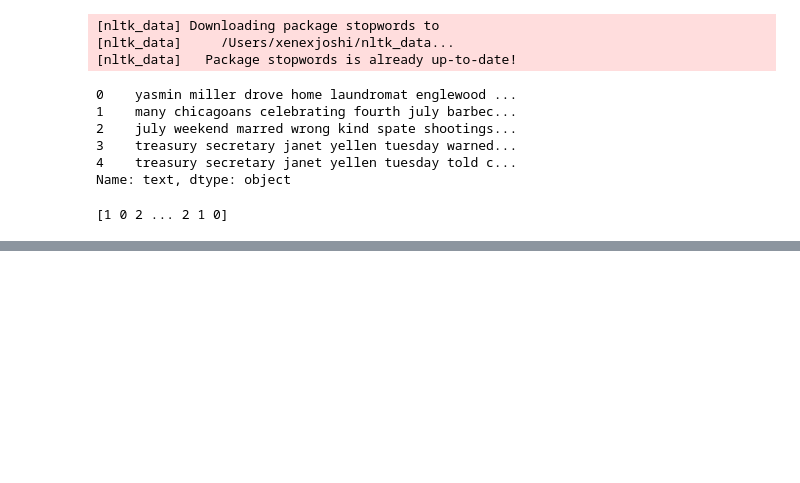
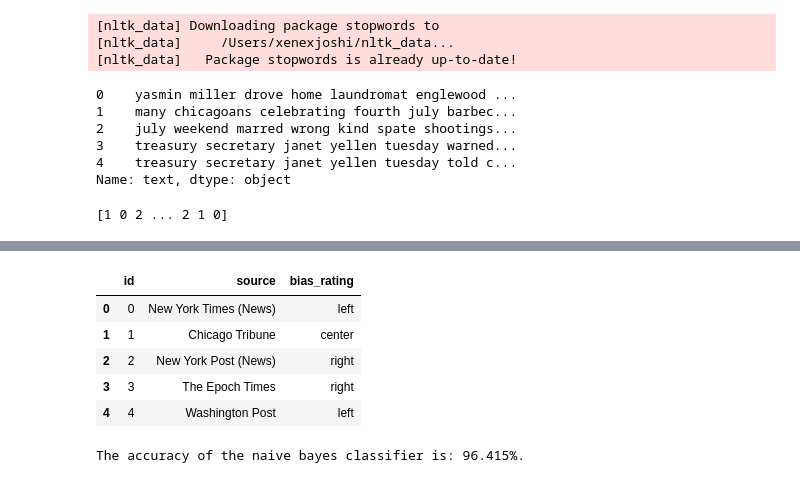
Before and after one commit to XenexJoshi/Media-Bias, a Jupyter notebook: media_bias.ipynb, the cells around one changed output, grey strips where cells are left out. Cells and saved outputs as stored; diff of their text form; code cells hidden in the pictures; blank space fills up the shorter version.

Commit message:
Implementing source based classification
- Implementing Naive-Bayes classification based on the news source
- Implementing prediction function

```diff
--- a/media_bias.ipynb
+++ b/media_bias.ipynb
@@ -213 +246,13 @@ print("The accuracy of the CNN classifier is: " + str(round(100 * accuracy, 3))
 The accuracy of the CNN classifier is: 46.913%.
+# %%
+source_bias = dataset[['id', 'source', 'bias_rating']]
+input_source = source_bias['source'].astype(str)
+input_tag = source_bias['bias_rating'].astype(str)
+source_bias.head()
+# %% [output]
+|  | id | source | bias_rating |
+| 0 | 0 | New York Times (News) | left |
+| 1 | 1 | Chicago Tribune | center |
+| 2 | 2 | New York Post (News) | right |
+| 3 | 3 | The Epoch Times | right |
+| 4 | 4 | Washington Post | left |
@@ -213,0 +272,9 @@ The accuracy of the CNN classifier is: 46.913%.
+# %%
+naive_bayes_source= MultinomialNB()
+naive_bayes_source.fit(train_vector, y_train)
+
+y_pred = naive_bayes_source.predict(test_vector)
+accuracy = accuracy_score(y_test, y_pred)
+print("The accuracy of the naive bayes classifier is: " + str(round(100 * accuracy, 3)) + "%.")
+# %% [output]
+The accuracy of the naive bayes classifier is: 96.415%.
```
Also changed, not shown: parts of 18 cells of this notebook.
